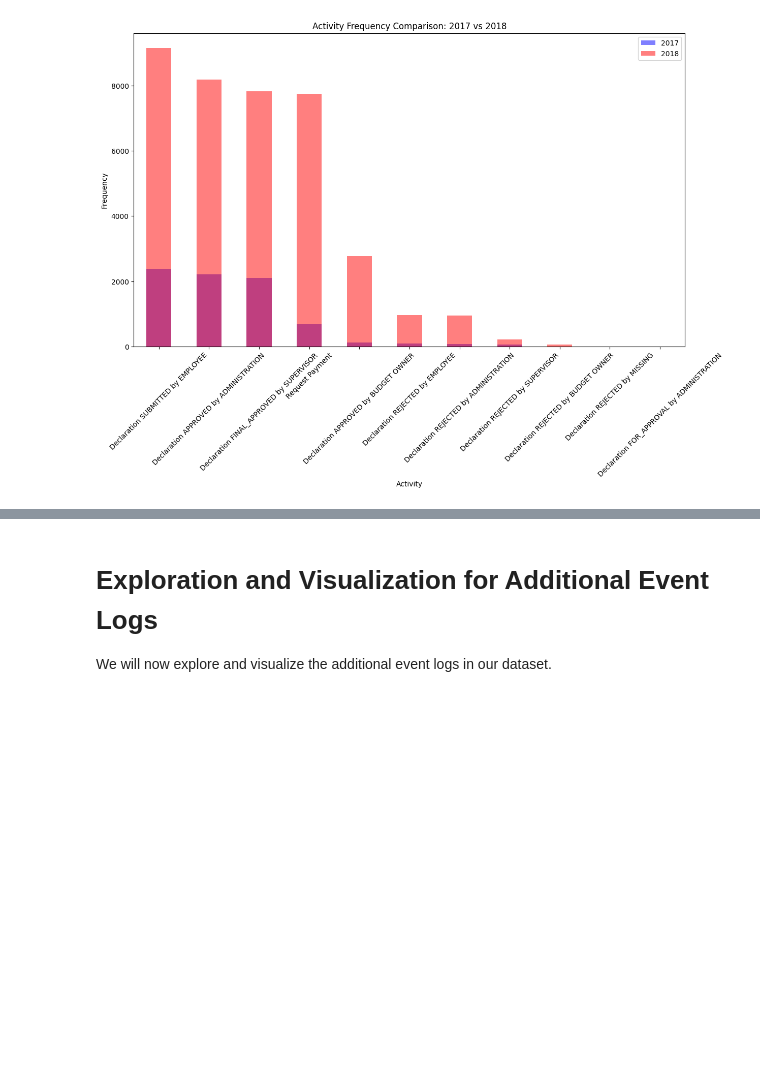
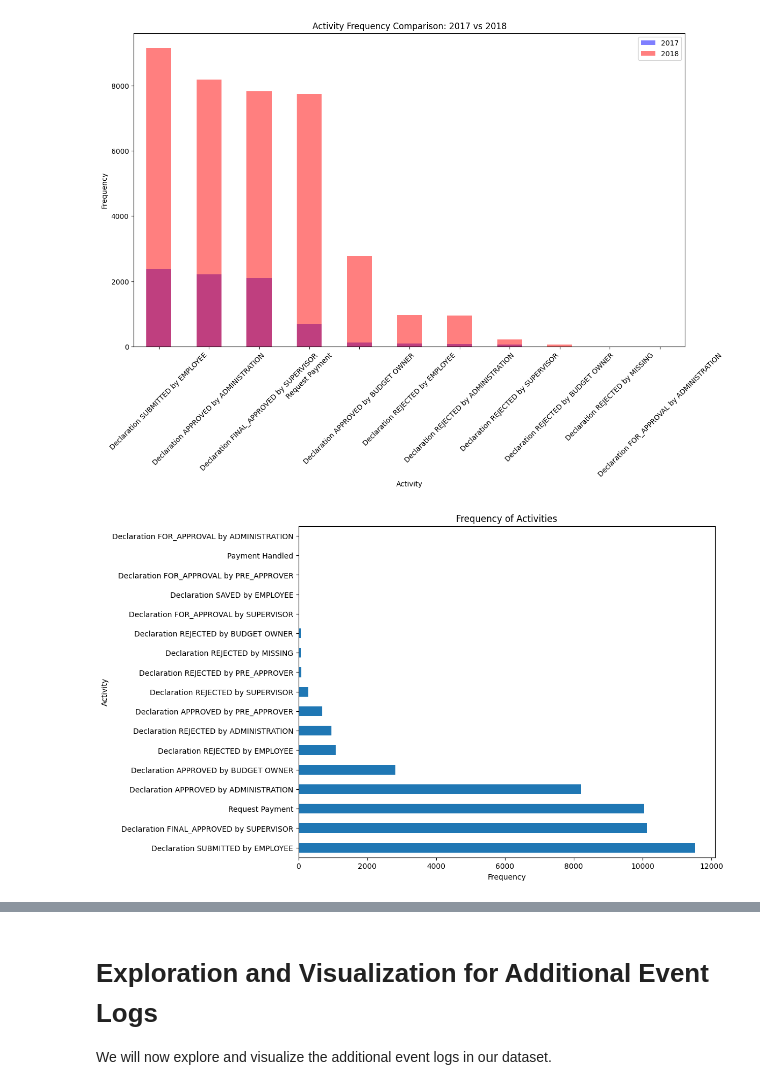
Before and after one commit to collinleiber/LMU_Master_Practical_SoSe24, a Jupyter notebook: practical/ProcessMining/group1/task5/0_data-exploration.ipynb, the cells around one changed output, grey strips where cells are left out. Drawn from its saved outputs; the diff is of its cells as text; code cells hidden in the pictures; blank space fills up the shorter version.

```diff
--- a/practical/ProcessMining/group1/task5/0_data-exploration.ipynb
+++ b/practical/ProcessMining/group1/task5/0_data-exploration.ipynb
@@ -168,3 +170,16 @@ plt.xticks(rotation=45)
 plt.show()
 # %% [output]
 [figure]
+# %%
+# frequency of activities
+activity_counts = df['concept:name'].value_counts()
+
+# plot the frequency of activities
+plt.figure(figsize=(10, 8))
+activity_counts.plot(kind='barh')
+plt.xlabel('Frequency')
+plt.ylabel('Activity')
+plt.title('Frequency of Activities')
+plt.show()
+# %% [output]
+[figure, added]
```
Also changed, not shown: parts of 6 cells of this notebook.
